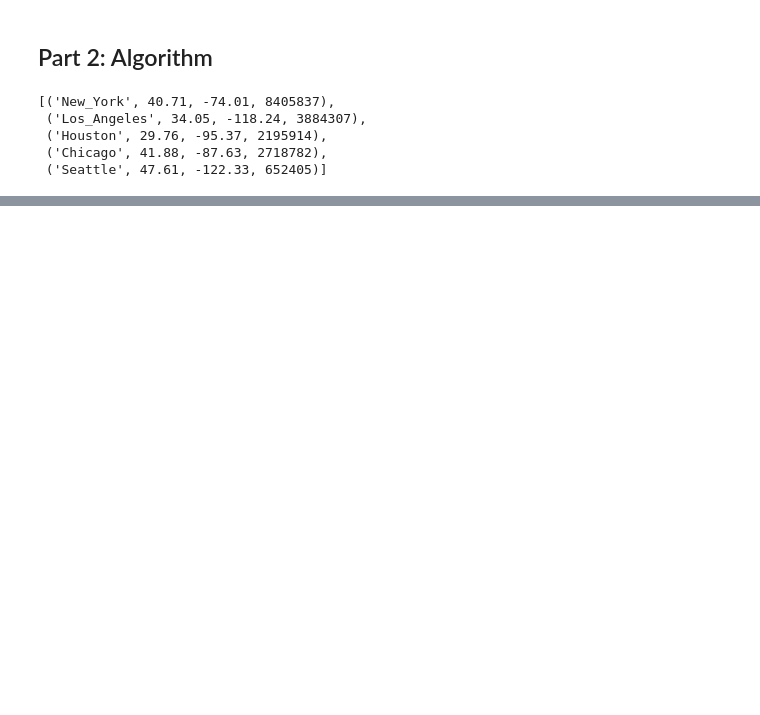
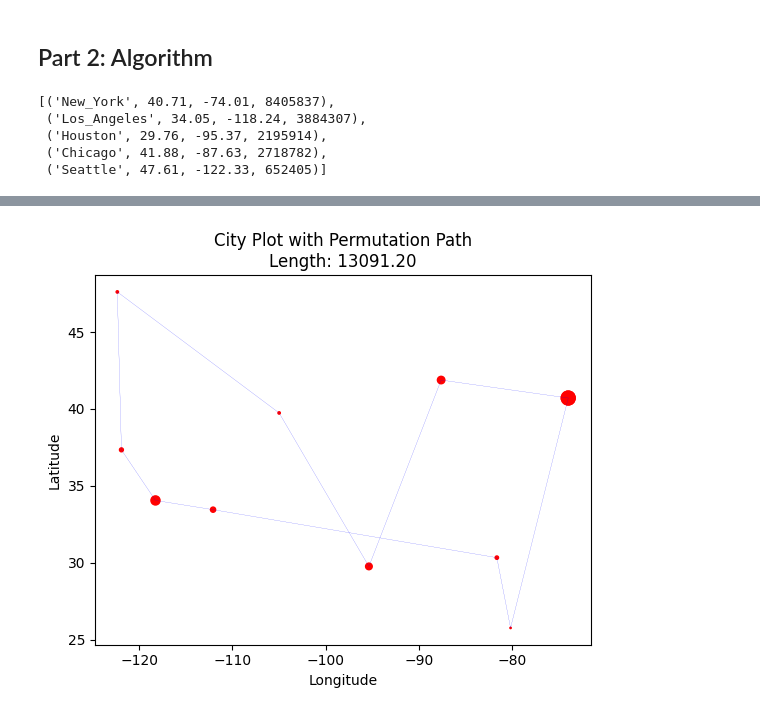
Before and after one commit to shivamCode0/ghp-math-2024, a Jupyter notebook: research/plot_cities.ipynb, the cells around one changed output, grey strips where cells are left out. Saved outputs shown, nothing was run; the diff lists cells and outputs as text; code cells hidden in the pictures; blank space fills up the shorter version.

```diff
--- a/research/plot_cities.ipynb
+++ b/research/plot_cities.ipynb
@@ -214,0 +294,5 @@ KeyboardInterrupt:
+# %%
+path, cost = branch_and_bound(cities1)
+plot_cities_permutation(cities1, path)
+# %% [output]
+[figure, added]
```
Also changed, not shown: parts of 7 cells of this notebook, 1 other file.
